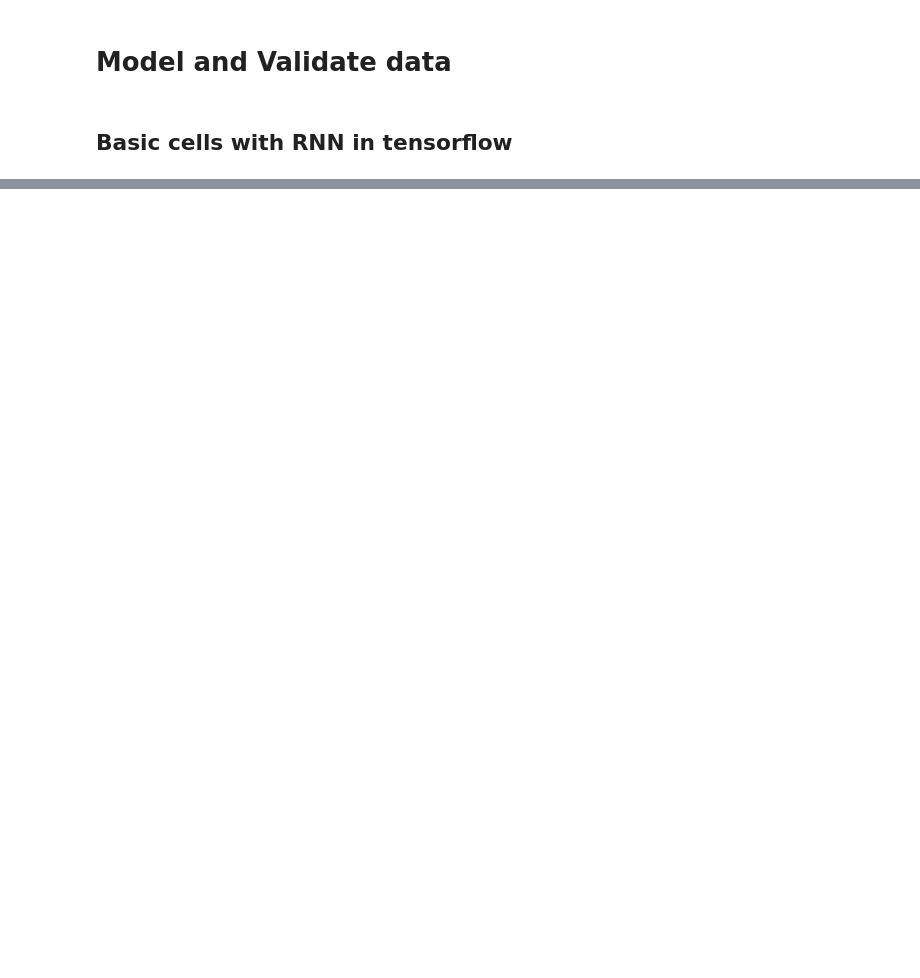
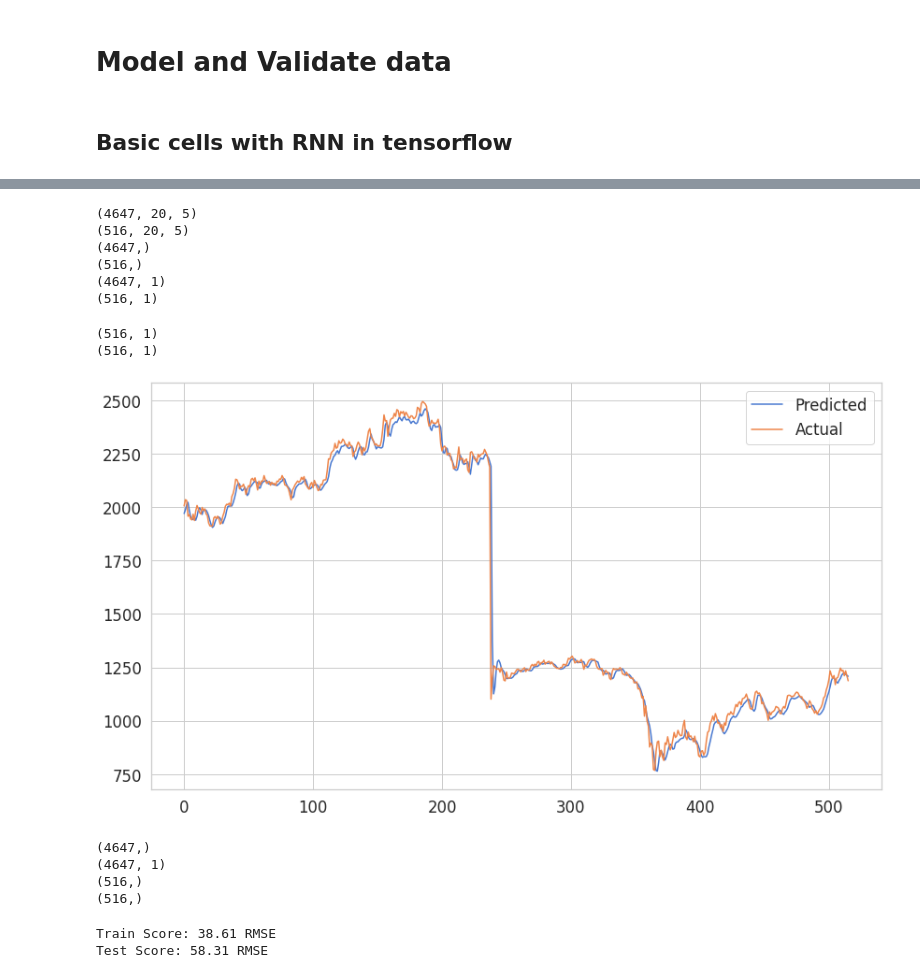
Before and after one commit to nknigam/MachineLearning, a Jupyter notebook: StockMarket.ipynb, the cells around one changed output, grey strips where cells are left out. Cells and saved outputs as stored; diff of their text form; code cells hidden in the pictures; blank space fills up the shorter version.

```diff
--- a/StockMarket.ipynb
+++ b/StockMarket.ipynb
@@ -257,0 +280,8 @@ NameError: ignored
+# %%
+checkpoint_cb = keras.callbacks.ModelCheckpoint(ck_file, save_best_only=True)
+early_stopping_cb = keras.callbacks.EarlyStopping(monitor='val_loss', mode='min', verbose=1, patience=10, restore_best_weights=True)
+
+history = model.fit(X_train, y_train, batch_size=n_batch_size, epochs=n_epochs,
+                    validation_split=0.3,
+                    callbacks=[checkpoint_cb, early_stopping_cb])
+model.save(path)
@@ -257,0 +306,63 @@ NameError: ignored
+# %%
+train_predict = model.predict(X_train)
+test_predict = model.predict(X_test)
+
+print(X_train.shape)
+print(X_test.shape)
+print(y_train.shape)
+print(y_test.shape)
+
+print(train_predict.shape)
+print(test_predict.shape)
+# %% [output]
+(4647, 20, 5)
+(516, 20, 5)
+(4647,)
+(516,)
+(4647, 1)
+(516, 1)
+# %%
+train_predict = y_scaler.inverse_transform(train_predict)
+trainY = y_scaler.inverse_transform([y_train])
+
+test_predict = y_scaler.inverse_transform(test_predict)
+testY = y_scaler.inverse_transform([y_test])
+# %%
+test_size = y_test.shape[0]
+#print(test_predict.shape)
+#print(testY.shape)
+test_predict = test_predict.reshape(test_size, 1)
+test_actual = testY.reshape(test_size, 1)
+# %%
+print(test_predict.shape)
+print(test_actual.shape)
+# %% [output]
+(516, 1)
+(516, 1)
+# %%
+plt.plot(pd.DataFrame(test_predict), label='Predicted')
+plt.plot(pd.DataFrame(test_actual), label='Actual')
+plt.legend(loc='best')
+plt.show()
+# %% [output]
+[figure, added]
+# %%
+print(trainY[0].shape)
+print(train_predict.shape)
+
+print(testY[0].shape)
+print(test_predict[:,0].shape)
+# %% [output]
+(4647,)
+(4647, 1)
+(516,)
+(516,)
+# %%
+trainScore = keras.metrics.mean_squared_error(trainY[0], train_predict[:,0]) ** 0.5
+print ('Train Score: %.2f RMSE ' % (trainScore))
+
+testScore = keras.metrics.mean_squared_error(testY[0], test_predict[:,0]) ** 0.5
+print ('Test Score: %.2f RMSE ' % (testScore))
+# %% [output]
+Train Score: 38.61 RMSE
+Test Score: 58.31 RMSE
```
Also changed, not shown: parts of 20 cells of this notebook.
